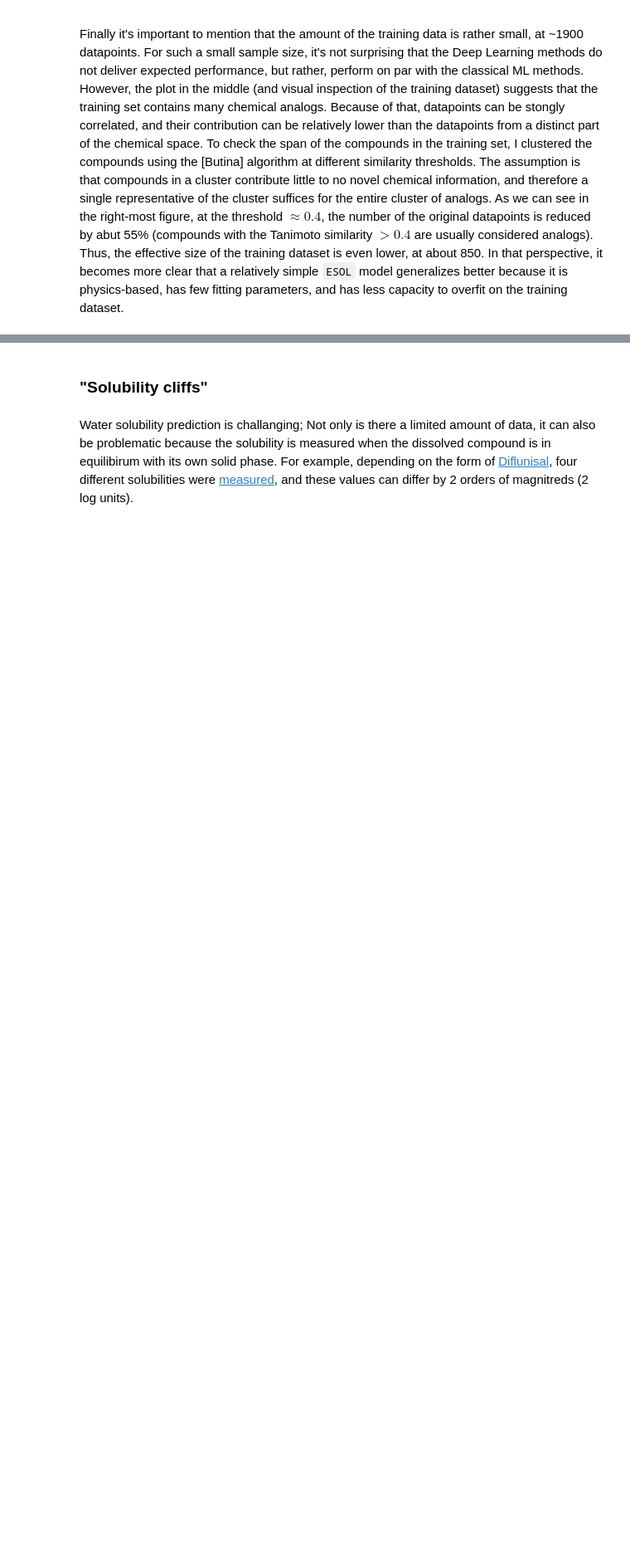
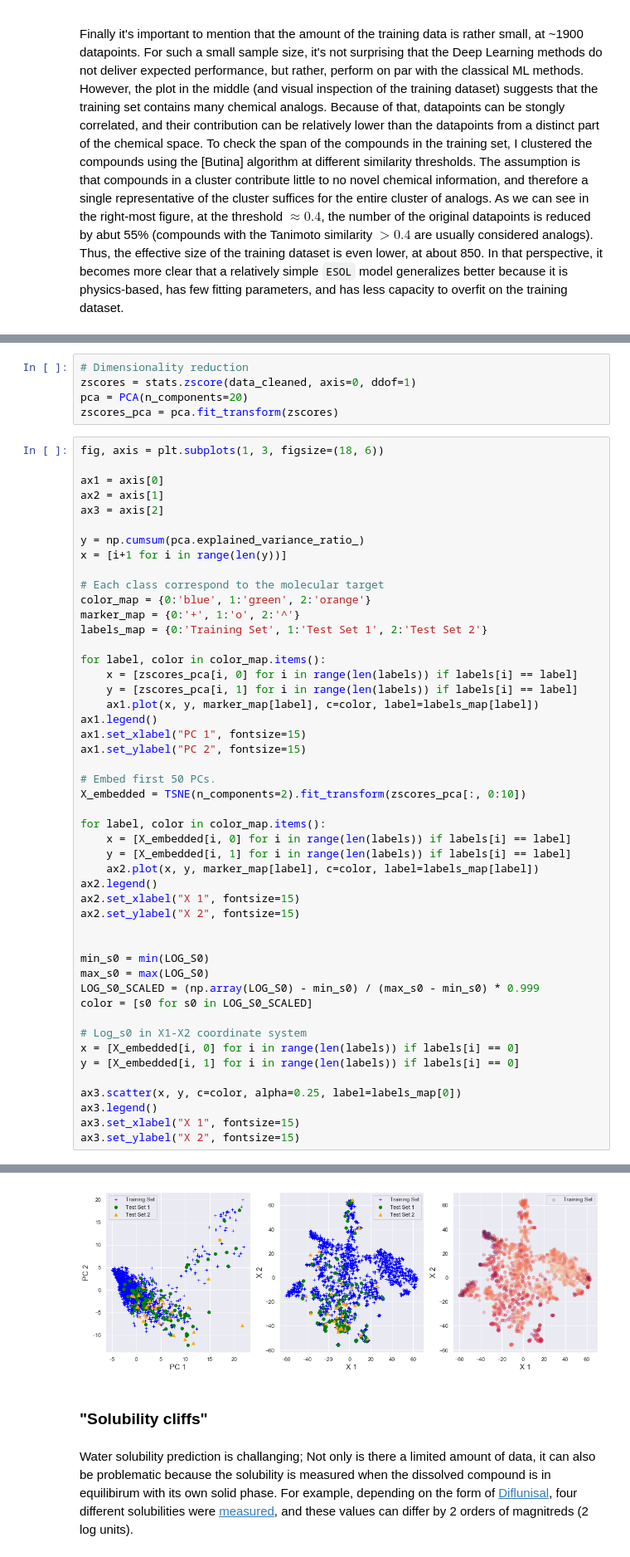
Before and after one commit to pgniewko/solubility, a Jupyter notebook: src/notebooks/Analysis.ipynb, the cells around one changed output, grey strips where cells are left out. Shown at 83% size. Drawn from its saved outputs; the diff is of its cells as text; blank space fills up the shorter version.

Commit message:
low dimensional embedding

```diff
--- a/src/notebooks/Analysis.ipynb
+++ b/src/notebooks/Analysis.ipynb
@@ -258,0 +303,54 @@ Finally it's important to mention that the amount of the training data is rather
+# %%
+# Dimensionality reduction
+zscores = stats.zscore(data_cleaned, axis=0, ddof=1)
+pca = PCA(n_components=20)
+zscores_pca = pca.fit_transform(zscores)
+# %%
+fig, axis = plt.subplots(1, 3, figsize=(18, 6))
+
+ax1 = axis[0]
+ax2 = axis[1]
+ax3 = axis[2]
+
+y = np.cumsum(pca.explained_variance_ratio_)
+x = [i+1 for i in range(len(y))]
+
+# Each class correspond to the molecular target
+color_map = {0:'blue', 1:'green', 2:'orange'}
+marker_map = {0:'+', 1:'o', 2:'^'}
+labels_map = {0:'Training Set', 1:'Test Set 1', 2:'Test Set 2'}
+
+for label, color in color_map.items():
+    x = [zscores_pca[i, 0] for i in range(len(labels)) if labels[i] == label]
+    y = [zscores_pca[i, 1] for i in range(len(labels)) if labels[i] == label]
+    ax1.plot(x, y, marker_map[label], c=color, label=labels_map[label])
+ax1.legend()
+ax1.set_xlabel("PC 1", fontsize=15)
+ax1.set_ylabel("PC 2", fontsize=15)
+
+# Embed first 50 PCs.
+X_embedded = TSNE(n_components=2).fit_transform(zscores_pca[:, 0:10])
+
+for label, color in color_map.items():
+    x = [X_embedded[i, 0] for i in range(len(labels)) if labels[i] == label]
+    y = [X_embedded[i, 1] for i in range(len(labels)) if labels[i] == label]
+    ax2.plot(x, y, marker_map[label], c=color, label=labels_map[label])
+ax2.legend()
+ax2.set_xlabel("X 1", fontsize=15)
+ax2.set_ylabel("X 2", fontsize=15)
+
+
+min_s0 = min(LOG_S0)
+max_s0 = max(LOG_S0)
+LOG_S0_SCALED = (np.array(LOG_S0) - min_s0) / (max_s0 - min_s0) * 0.999
+color = [s0 for s0 in LOG_S0_SCALED]
+
+# Log_s0 in X1-X2 coordinate system
+x = [X_embedded[i, 0] for i in range(len(labels)) if labels[i] == 0]
+y = [X_embedded[i, 1] for i in range(len(labels)) if labels[i] == 0]
+
+ax3.scatter(x, y, c=color, alpha=0.25, label=labels_map[0])
+ax3.legend()
+ax3.set_xlabel("X 1", fontsize=15)
+ax3.set_ylabel("X 2", fontsize=15)
+# %% [output]
@@ -259,3 +358,4 @@ Finally it's important to mention that the amount of the training data is rather
+[figure, added]
 # %% [markdown]
 ### "Solubility cliffs"
 # %% [markdown]
```
Also changed, not shown: parts of 6 cells of this notebook.
